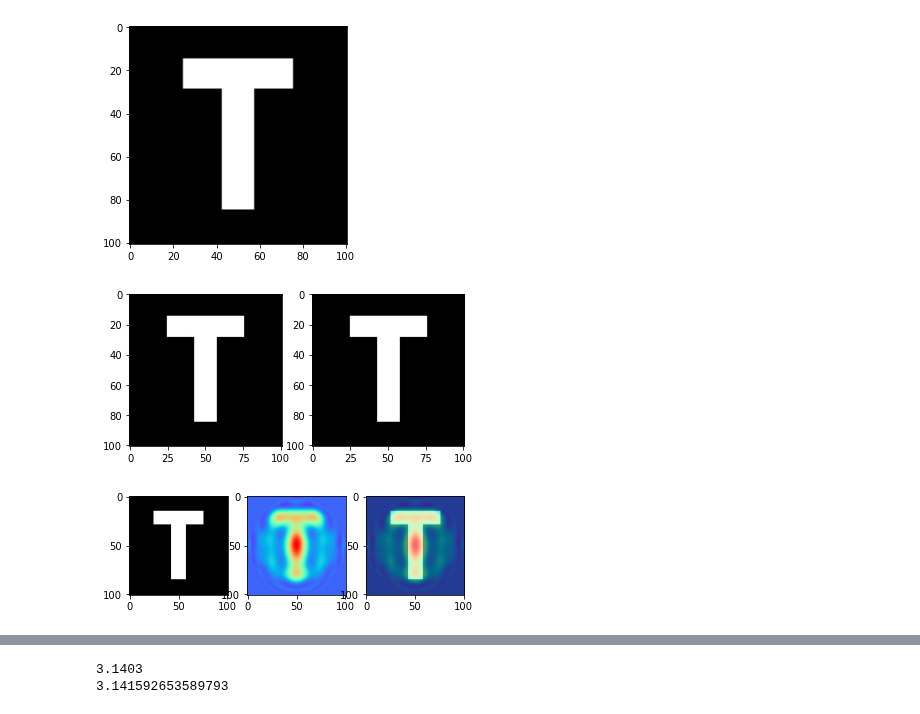
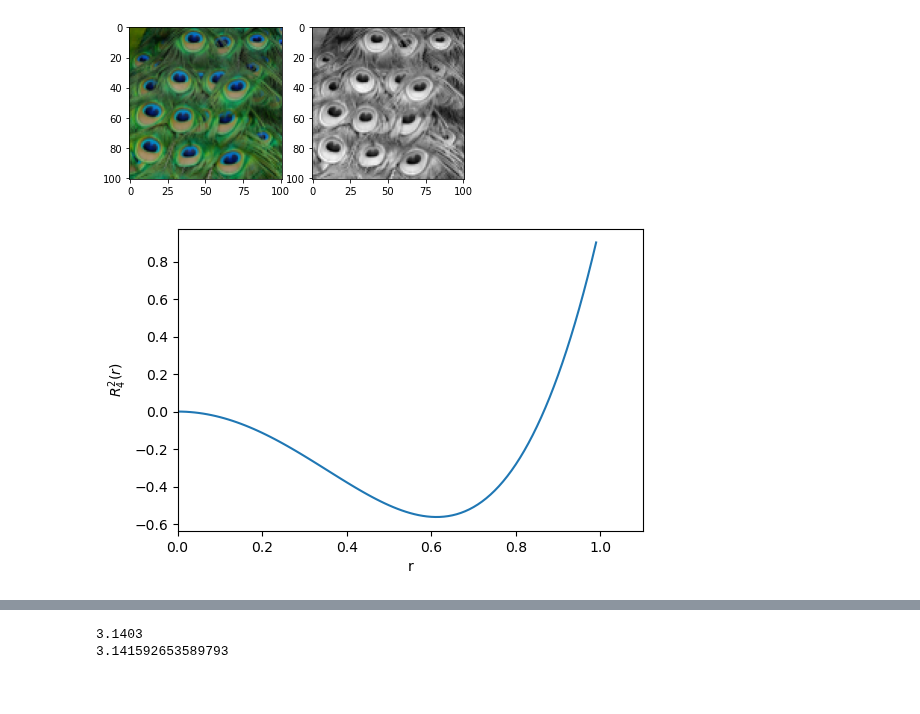
Before and after one commit to denyskononenko/datasciencesnippets, a Jupyter notebook: descriptors/zernike2D.ipynb, the cells around one changed output, grey strips where cells are left out. Saved outputs shown, nothing was run; the diff lists cells and outputs as text; code cells hidden in the pictures.

```diff
--- a/descriptors/zernike2D.ipynb
+++ b/descriptors/zernike2D.ipynb
@@ -44,12 +79,12 @@ class Zernike2D:
         # init radial Zernike polynom of given order
         R = self.radial(abs(n), abs(m))
         # define the moment function
-        def A(x, y):
+        def Z(x, y):
             if x**2 + y**2 > 1:
                 return 0
             else:
                 return R((x**2 + y**2)**0.5) * (sin(abs(m) * atan2(y, x)), cos(abs(m) *  atan2(y, x)))[m >= 0]
-        return A
+        return Z
         # return lambda x, y: (R((x**2 + y**2)**0.5) * (sin(abs(m) * atan2(y, x)), cos(abs(m) *  atan2(y, x)))[m >= 0], 0)[x**2 + y**2 > 1]
 
     def descriptor(self, n: int) -> list:
@@ -87,12 +122,15 @@ class Zernike2D:
         for n, m, coeff in descriptor:
             res += coeff * np.array([[self.moment(n, m)(xi, yi) for xi in x] for yi in y])
 
-        plt.figure()
+        plt.figure(dpi=100)
         plt.subplot(1,3,1)
+        plt.title('Original')
         plt.imshow(self.IMG_init, cmap='gray')
         plt.subplot(1,3,2)
+        plt.title('Reconstructed')
         plt.imshow(res, cmap='rainbow')
         plt.subplot(1,3,3)
+        plt.title('Overlay')
         plt.imshow(self.IMG_init, cmap='gray')
         plt.imshow(res, cmap='rainbow', alpha=0.6)
         plt.show()
@@ -103,7 +141,7 @@ class Zernike2D:
         x = np.arange(0, 1, 0.01)
         y = np.array([R(r) for r in x])
 
-        plt.figure()
+        plt.figure(dpi=100)
         plt.plot(x, y)
         plt.xlim(0, 1.1)
         plt.ylabel(f'$R_{n}^{m}(r)$')
@@ -117,7 +155,8 @@ class Zernike2D:
         x, y = np.arange(-1, 1 + d, d), np.arange(-1, 1 + d, d)
         z = np.array([[Z(xi, yi) for xi in x] for yi in y])
 
-        plt.figure()
+        plt.figure(dpi=100)
+        plt.title(f'Z_{n}^{m}')
         plt.imshow(z, cmap='rainbow')
         plt.show()
 
@@ -140,31 +179,23 @@ class Zernike2D:
 class InvalidZernikePolyOrder(Exception):
     pass
 # %%
-test_img = plt.imread('imgs/t.jpg')
-
-plt.imshow(test_img[:,:,0], cmap='gray')
-plt.show()
+test_img = plt.imread('imgs/peafowl.jpg')
-# %% [output]
-[figure, removed]
 # %%
 zen = Zernike2D(test_img)
 
 plt.subplot(1,2,1)
 plt.imshow(zen.IMG_init)
 plt.subplot(1,2,2)
 plt.imshow(zen.IMG, cmap='gray')
 plt.show()
 
-# zen.plot_radial(4, 4)
+zen.plot_radial(4, 2)
 # zen.plot_moment(4, 2)
 # %% [output]
-[figure, old version]
+[figure, new version]
+[figure, added]
 # %%
 descr = zen.descriptor(15)
 
 #for d in descr:
 #    print(d)
-# %%
-zen.reconstruct(descr)
-# %% [output]
-[figure, removed]
```
Also changed, not shown: parts of 3 cells of this notebook.
